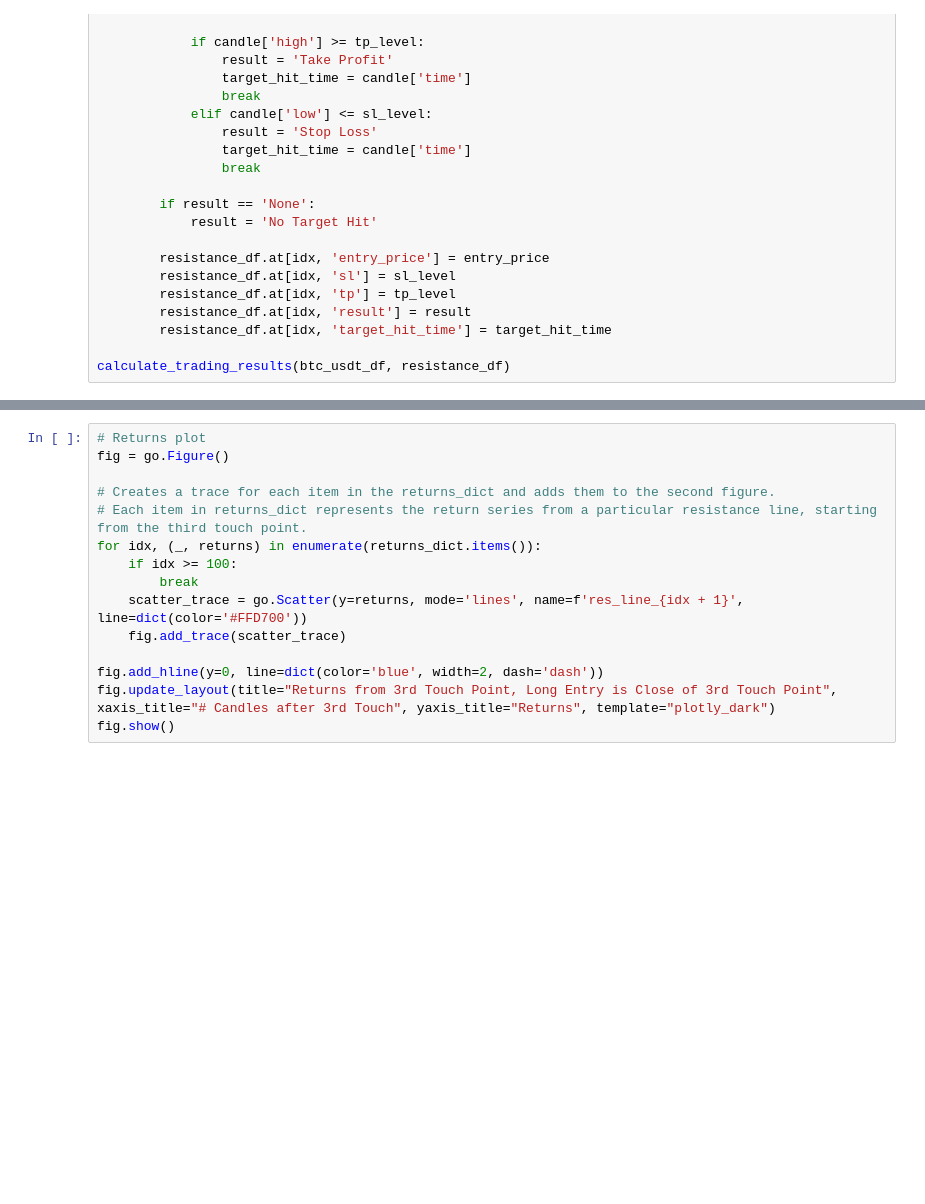
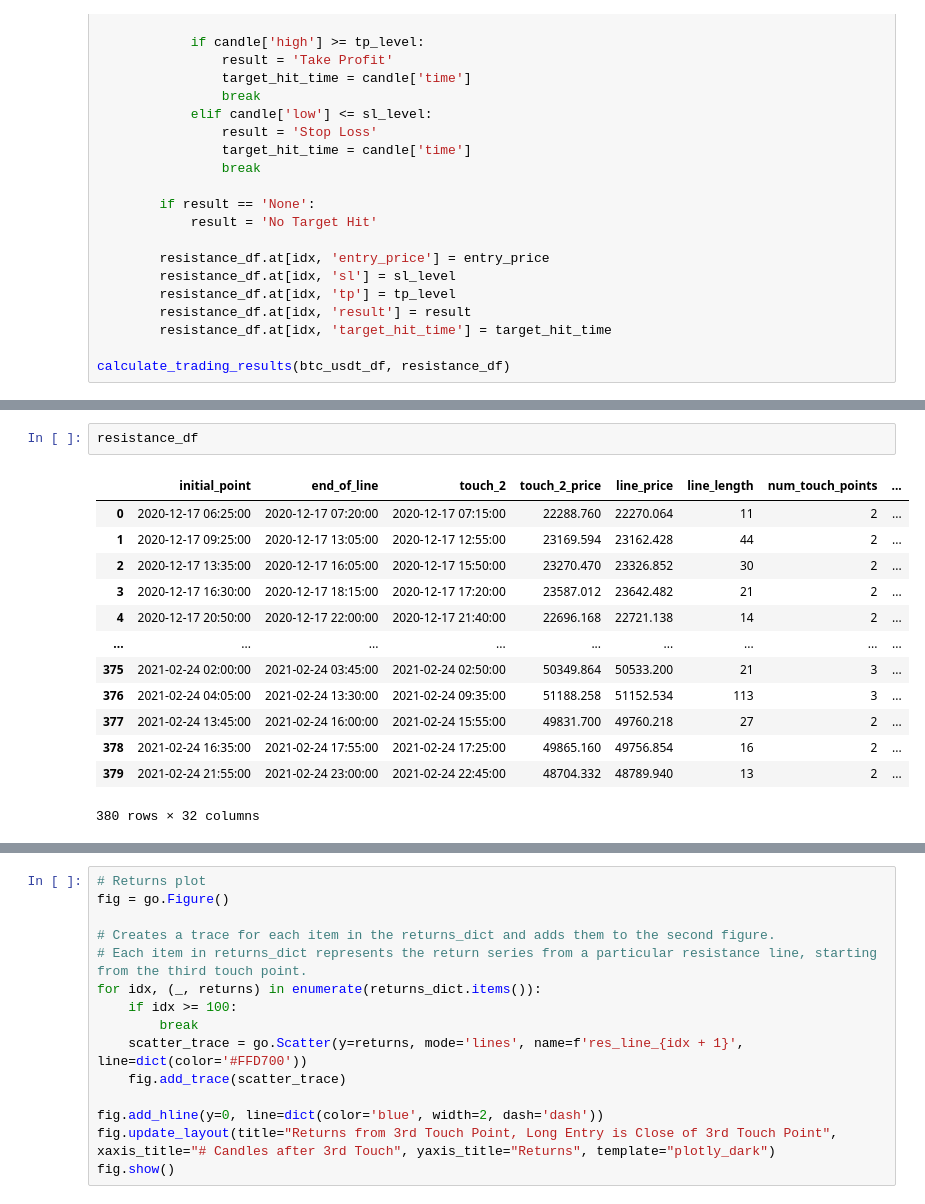
Before and after one commit to alexbabits/crypto-backtester, a Jupyter notebook: LineAnalysis.ipynb, the cells around one changed output, grey strips where cells are left out. Saved outputs shown, nothing was run; the diff lists cells and outputs as text; blank space fills up the shorter version.

```diff
--- a/LineAnalysis.ipynb
+++ b/LineAnalysis.ipynb
@@ -402,3 +408,19 @@ resistance_df['net_pl'] = resistance_df.apply(calculate_net_pl, axis=1)
+# %%
+resistance_df
+# %% [output]
+|  | initial_point | end_of_line | touch_2 | touch_2_price | line_price | line_length | num_touch_points | ... |
+| 0 | 2020-12-17 06:25:00 | 2020-12-17 07:20:00 | 2020-12-17 07:15:00 | 22288.760 | 22270.064 | 11 | 2 | ... |
+| 1 | 2020-12-17 09:25:00 | 2020-12-17 13:05:00 | 2020-12-17 12:55:00 | 23169.594 | 23162.428 | 44 | 2 | ... |
+| 2 | 2020-12-17 13:35:00 | 2020-12-17 16:05:00 | 2020-12-17 15:50:00 | 23270.470 | 23326.852 | 30 | 2 | ... |
+| 3 | 2020-12-17 16:30:00 | 2020-12-17 18:15:00 | 2020-12-17 17:20:00 | 23587.012 | 23642.482 | 21 | 2 | ... |
+| 4 | 2020-12-17 20:50:00 | 2020-12-17 22:00:00 | 2020-12-17 21:40:00 | 22696.168 | 22721.138 | 14 | 2 | ... |
+| ... | ... | ... | ... | ... | ... | ... | ... | ... |
+| 375 | 2021-02-24 02:00:00 | 2021-02-24 03:45:00 | 2021-02-24 02:50:00 | 50349.864 | 50533.200 | 21 | 3 | ... |
+| 376 | 2021-02-24 04:05:00 | 2021-02-24 13:30:00 | 2021-02-24 09:35:00 | 51188.258 | 51152.534 | 113 | 3 | ... |
+| 377 | 2021-02-24 13:45:00 | 2021-02-24 16:00:00 | 2021-02-24 15:55:00 | 49831.700 | 49760.218 | 27 | 2 | ... |
+| 378 | 2021-02-24 16:35:00 | 2021-02-24 17:55:00 | 2021-02-24 17:25:00 | 49865.160 | 49756.854 | 16 | 2 | ... |
+| 379 | 2021-02-24 21:55:00 | 2021-02-24 23:00:00 | 2021-02-24 22:45:00 | 48704.332 | 48789.940 | 13 | 2 | ... |
+380 rows × 32 columns
 # %%
 # Sorting df: (Automatically takes care of N touch points)
 
```
Also changed, not shown: parts of 7 cells of this notebook, 2 other files.
